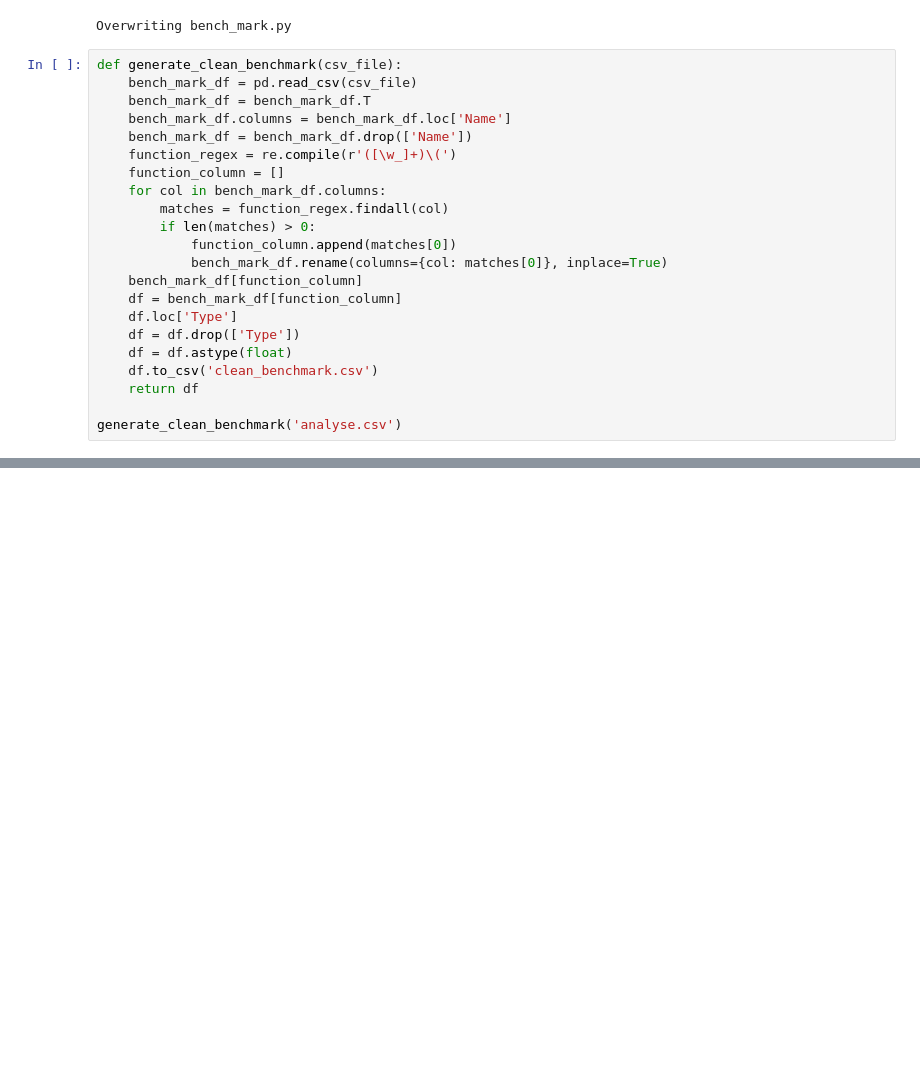
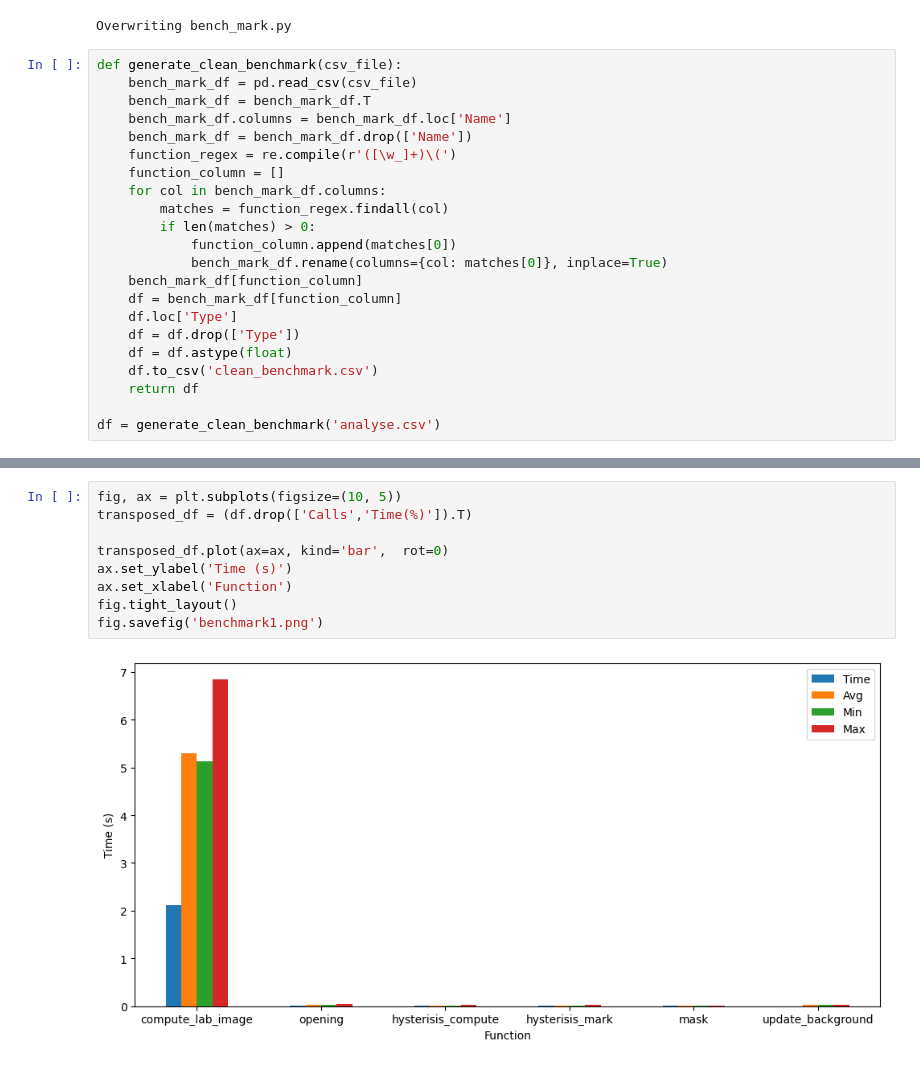
Before and after one commit to sinansoulier/GPGPU, a Jupyter notebook: profiler/bench_mark.ipynb, the cells around one changed output, grey strips where cells are left out. Saved outputs shown, nothing was run; the diff lists cells and outputs as text; blank space fills up the shorter version.

Commit message:
Add some plot in note book.

```diff
--- a/profiler/bench_mark.ipynb
+++ b/profiler/bench_mark.ipynb
@@ -117,4 +118,4 @@ def generate_clean_benchmark(csv_file):
     df.to_csv('clean_benchmark.csv')
     return df
 
-generate_clean_benchmark('analyse.csv')
+df = generate_clean_benchmark('analyse.csv')
@@ -128,0 +132,11 @@ generate_clean_benchmark('analyse.csv')
+# %%
+fig, ax = plt.subplots(figsize=(10, 5))
+transposed_df = (df.drop(['Calls','Time(%)']).T)
+
+transposed_df.plot(ax=ax, kind='bar',  rot=0)
+ax.set_ylabel('Time (s)')
+ax.set_xlabel('Function')
+fig.tight_layout()
+fig.savefig('benchmark1.png')
+# %% [output]
+[figure, added]
```
Also changed, not shown: parts of 4 cells of this notebook, 8 other files.
